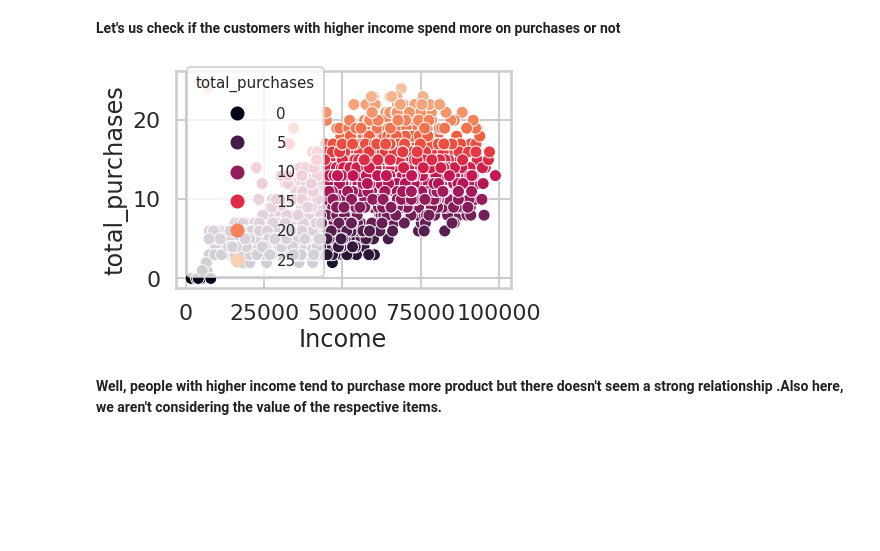
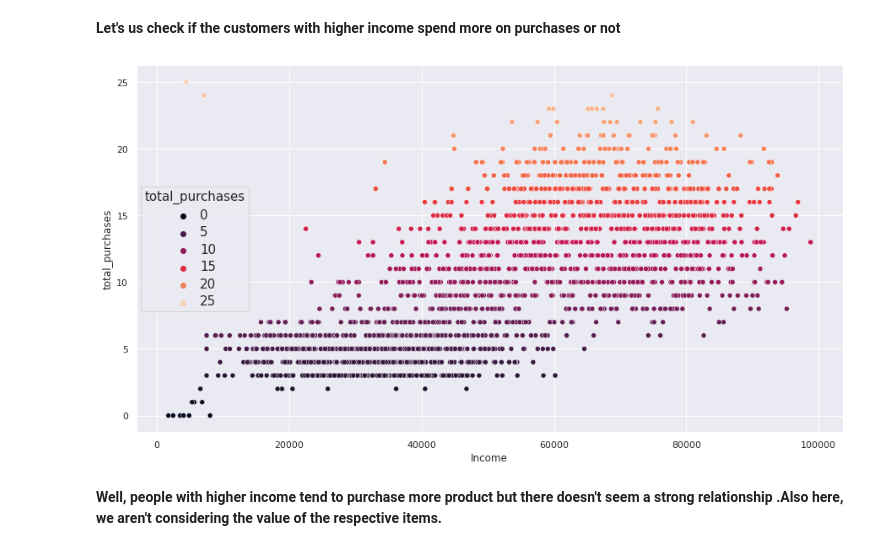
Before and after one commit to ashishakkumar/centerhears_internship, a Jupyter notebook: chears-internship-task.ipynb, the cells around one changed output. Saved outputs shown, nothing was run; the diff lists cells and outputs as text; code cells hidden in the pictures; blank space fills up the shorter version.

```diff
--- a/chears-internship-task.ipynb
+++ b/chears-internship-task.ipynb
@@ -126,6 +126,7 @@ sns.set_style('whitegrid')
 g=sns.barplot(y=consumable_products_total.values,x=consumable_products_total.index,hue = ['Wines','Fruits','Meat Products','Fish Products','Sweet Products','Gold Products'],palette='viridis')
 plt.title('Products consumed by customer')
 plt.xticks(rotation =60)
+sns.set(rc = {'figure.figsize':(15,8)})
 g.set_xticklabels(['Wines','Fruits','Meat Products','Fish Products','Sweet Products','Gold Products'])
 plt.show()
 # %% [output]
@@ -159,15 +160,16 @@ Percentage of customers purchasing something from store when there is a discount
 # %%
 #Firstly,we will store the total number of purchases per customer in the dataframe
 JuneDA['total_purchases']=JuneDA['NumWebPurchases']+JuneDA['NumStorePurchases']
 sns.set_palette('RdBu')
 sns.set_context('poster')
+sns.set(rc = {'figure.figsize':(15,8)})
 total_purchases = JuneDA[JuneDA['Income']<100000]
 g=sns.scatterplot(x=total_purchases['Income'],y=JuneDA['total_purchases'],hue=JuneDA['total_purchases'],palette='rocket')
 plt.setp(g.get_legend().get_texts(), fontsize='15') # for legend text
 plt.setp(g.get_legend().get_title(), fontsize='15')
 plt.show()
 # %% [output]
-[figure, old version]
+[figure, new version]
 # %% [markdown]
 **Well, people with higher income tend to purchase more product but there doesn't seem a strong relationship .Also here, we aren't considering the value of the respective items.**
 # %% [markdown]
```
Also changed, not shown: parts of 3 cells of this notebook.
